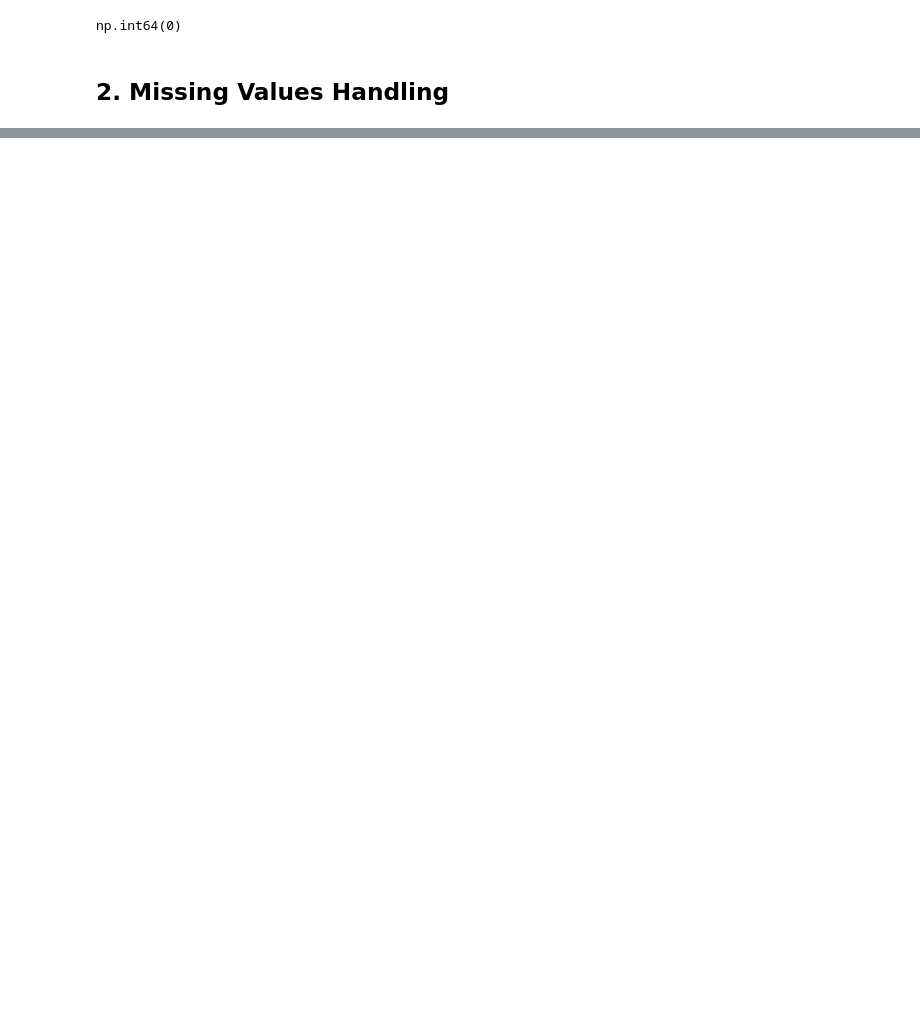
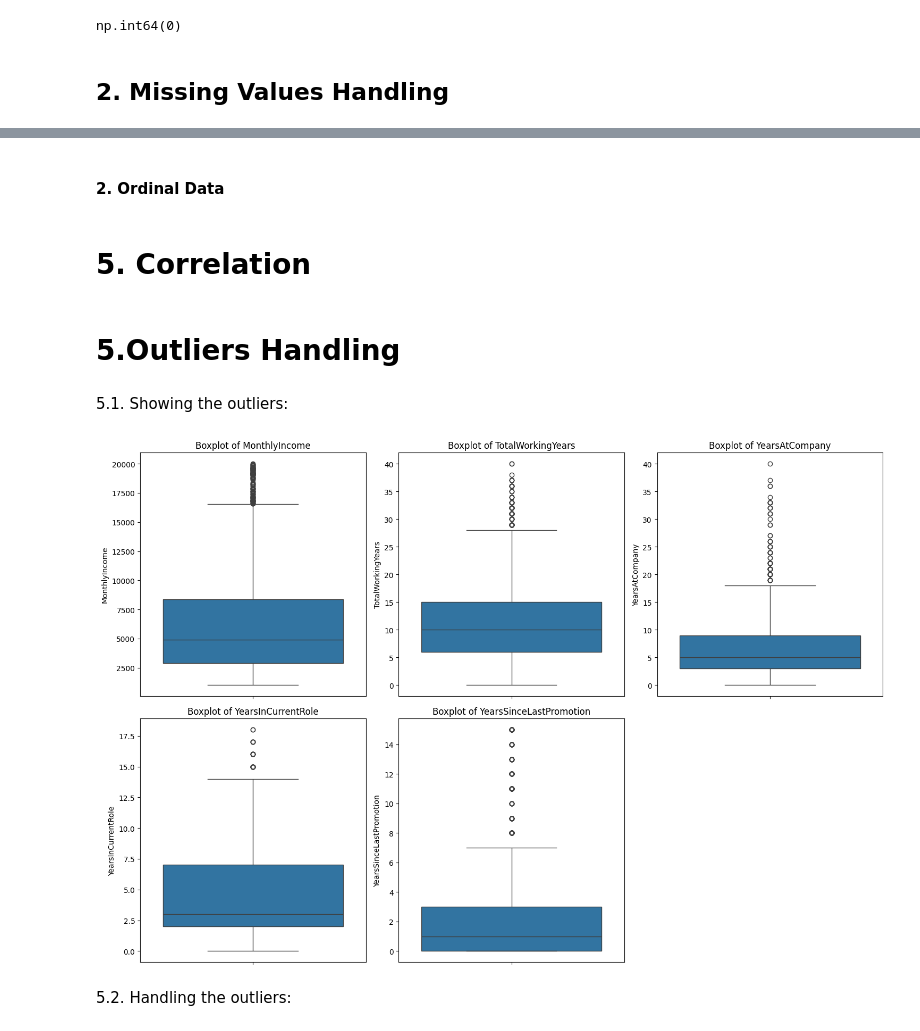
Before and after one commit to Muneer282/Employee-Attrition-Prediction--Machine-learning-project, a Jupyter notebook: 1 Data-Preprocessing.ipynb, the cells around one changed output, grey strips where cells are left out. Saved outputs shown, nothing was run; the diff lists cells and outputs as text; code cells hidden in the pictures; blank space fills up the shorter version.

```diff
--- a/1 Data-Preprocessing.ipynb
+++ b/1 Data-Preprocessing.ipynb
@@ -80,0 +107,5 @@ dtype: int64
+# %%
+# هنا ازيل المسافه بين اسماء الاعمده وهذا يجعلنا نتجنب المشاكل
+df.columns = df.columns.str.strip()
+df.drop(['EmployeeCount', 'EmployeeNumber', 'Over18', 'StandardHours', 'DailyRate', 'MonthlyRate', 'HourlyRate'], axis=1, inplace=True)
+df.columns
@@ -80,0 +129,15 @@ dtype: int64
+# %%
+encoder = OneHotEncoder(sparse_output=False)
+encoded = encoder.fit_transform(df[['Gender', 'MaritalStatus', 'Department', 'JobRole', 'BusinessTravel', 'EducationField', 'OverTime']])
+
+encoded_df = pd.DataFrame(
+    encoded,
+    columns=encoder.get_feature_names_out(['Gender', 'MaritalStatus', 'Department', 'JobRole', 'BusinessTravel', 'EducationField', 'OverTime'])
+)
+
+df = pd.concat([df.reset_index(drop=True), encoded_df], axis=1)
+columns=['Gender', 'MaritalStatus', 'Department', 'JobRole', 'BusinessTravel', 'EducationField', 'OverTime']
+for col in columns:
+    df.drop(col, axis=1, inplace=True)
+
+df.columns
@@ -80,0 +164,7 @@ dtype: int64
+# %%
+le = LabelEncoder()
+df['Attrition'] = le.fit_transform(df['Attrition'])
+# %% [markdown]
+#### 2. Ordinal Data
+# %% [markdown]
+# 5. Correlation
@@ -80,0 +178,23 @@ dtype: int64
+# %% [markdown]
+# 5.Outliers Handling
+# %% [markdown]
+5.1. Showing the outliers:
+# %%
+import math
+columns=['MonthlyIncome', 'TotalWorkingYears' ,'YearsAtCompany' ,'YearsInCurrentRole','YearsSinceLastPromotion']
+n_cols = 3  # عدد الرسومات في كل صف
+n_rows = math.ceil(len(df[columns]) / n_cols)  # نحسب عدد الصفوف تلقائياً
+
+plt.figure(figsize=(15, 5 * n_rows))
+
+for i, col in enumerate(columns, 1):
+    plt.subplot(n_rows, n_cols, i)
+    sns.boxplot(y=df[col])
+    plt.title(f"Boxplot of {col}")
+
+plt.tight_layout()
+plt.show()
+# %% [output]
+[figure, added]
+# %% [markdown]
+5.2. Handling the outliers:
```
Also changed, not shown: parts of 23 cells of this notebook, 4 other files.
